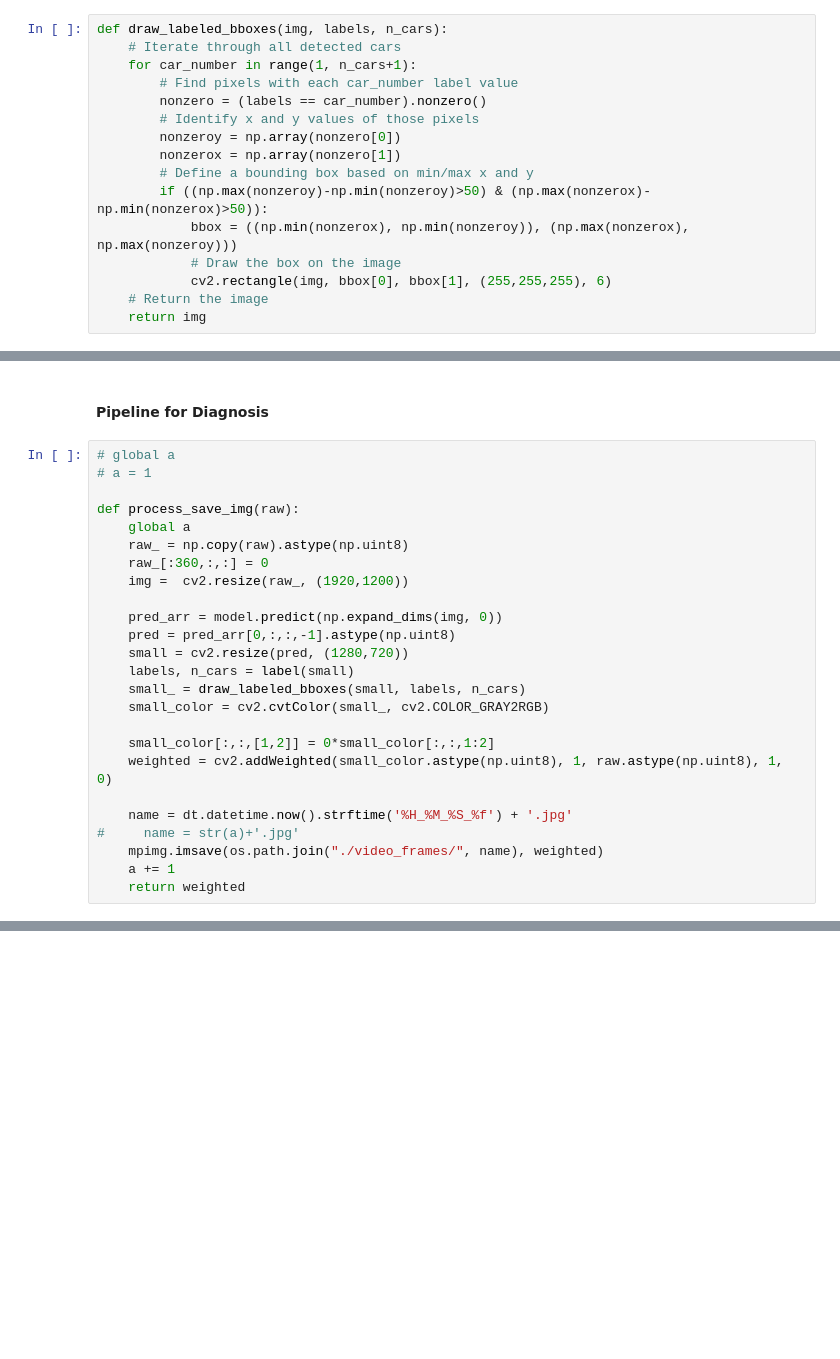
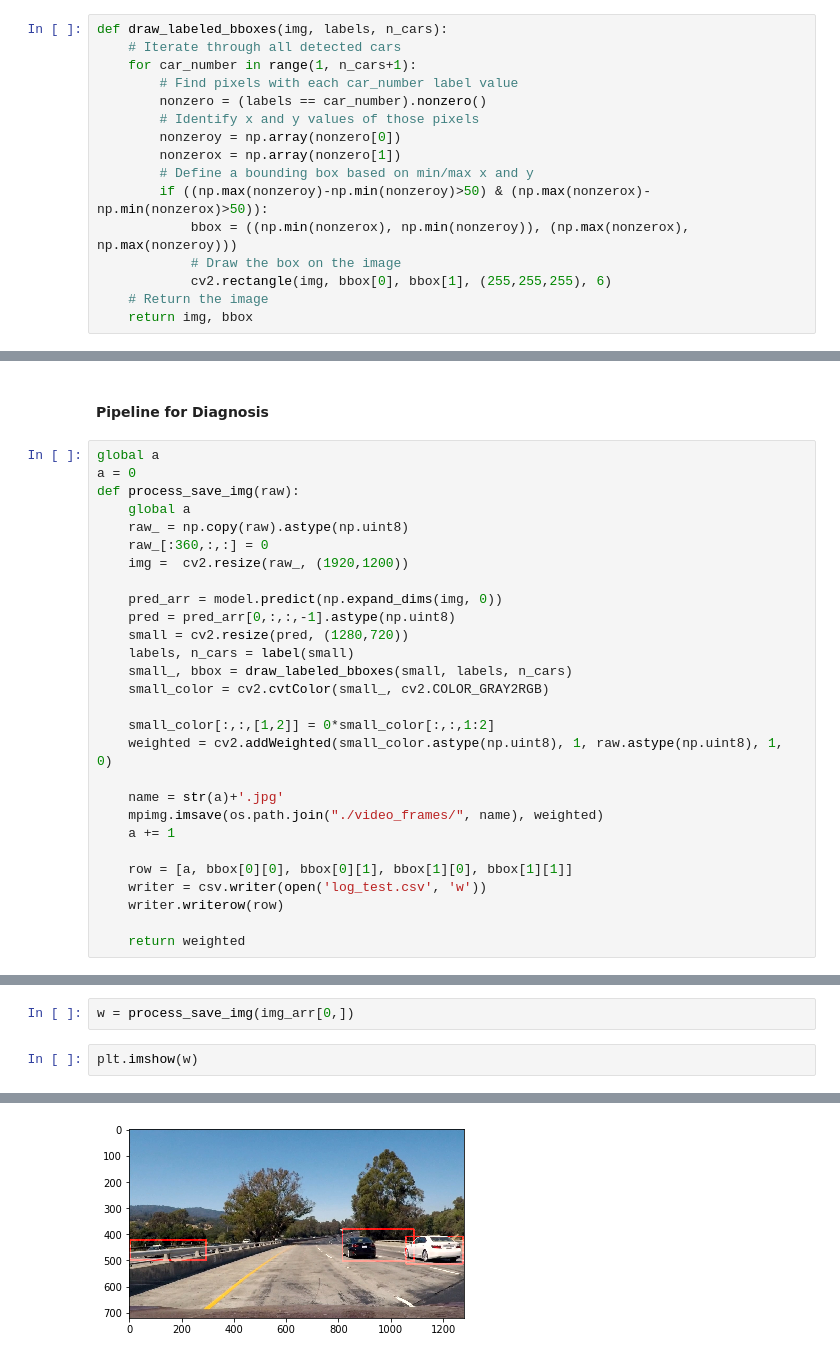
Before and after one commit to anguillanneuf/CarND-Vehicle-Detection, a Jupyter notebook: drawing_bbox.ipynb, the cells around one changed output, grey strips where cells are left out. Drawn from its saved outputs; the diff is of its cells as text; blank space fills up the shorter version.

Commit message:
save work for today

```diff
--- a/drawing_bbox.ipynb
+++ b/drawing_bbox.ipynb
@@ -94,7 +94,7 @@ def draw_labeled_bboxes(img, labels, n_cars):
             # Draw the box on the image
             cv2.rectangle(img, bbox[0], bbox[1], (255,255,255), 6)
     # Return the image
-    return img
+    return img, bbox
 # %%
 def process_img(raw):
     raw_ = np.copy(raw).astype(np.uint8)
@@ -151,9 +151,8 @@ plt.imshow(output)
 # %% [markdown]
 #### Pipeline for Diagnosis
 # %%
-# global a
-# a = 1
-
+global a
+a = 0
 def process_save_img(raw):
     global a
     raw_ = np.copy(raw).astype(np.uint8)
@@ -164,16 +163,20 @@ def process_save_img(raw):
     pred = pred_arr[0,:,:,-1].astype(np.uint8)
     small = cv2.resize(pred, (1280,720))
     labels, n_cars = label(small)
-    small_ = draw_labeled_bboxes(small, labels, n_cars)
+    small_, bbox = draw_labeled_bboxes(small, labels, n_cars)
     small_color = cv2.cvtColor(small_, cv2.COLOR_GRAY2RGB)
 
     small_color[:,:,[1,2]] = 0*small_color[:,:,1:2]
     weighted = cv2.addWeighted(small_color.astype(np.uint8), 1, raw.astype(np.uint8), 1, 0)
 
-    name = dt.datetime.now().strftime('%H_%M_%S_%f') + '.jpg'
-#     name = str(a)+'.jpg'
+    name = str(a)+'.jpg'
     mpimg.imsave(os.path.join("./video_frames/", name), weighted)
     a += 1
+
+    row = [a, bbox[0][0], bbox[0][1], bbox[1][0], bbox[1][1]]
+    writer = csv.writer(open('log_test.csv', 'w'))
+    writer.writerow(row)
+
     return weighted
 # %%
 from moviepy.editor import VideoFileClip
@@ -193,0 +194,5 @@ NeedDownloadError: Need ffmpeg exe. You can download it by calling:
+# %%
+w = process_save_img(img_arr[0,])
+# %%
+plt.imshow(w)
+# %% [output]
@@ -193,0 +200 @@ NeedDownloadError: Need ffmpeg exe. You can download it by calling:
+[figure, added]
```
Also changed, not shown: parts of 6 cells of this notebook.
